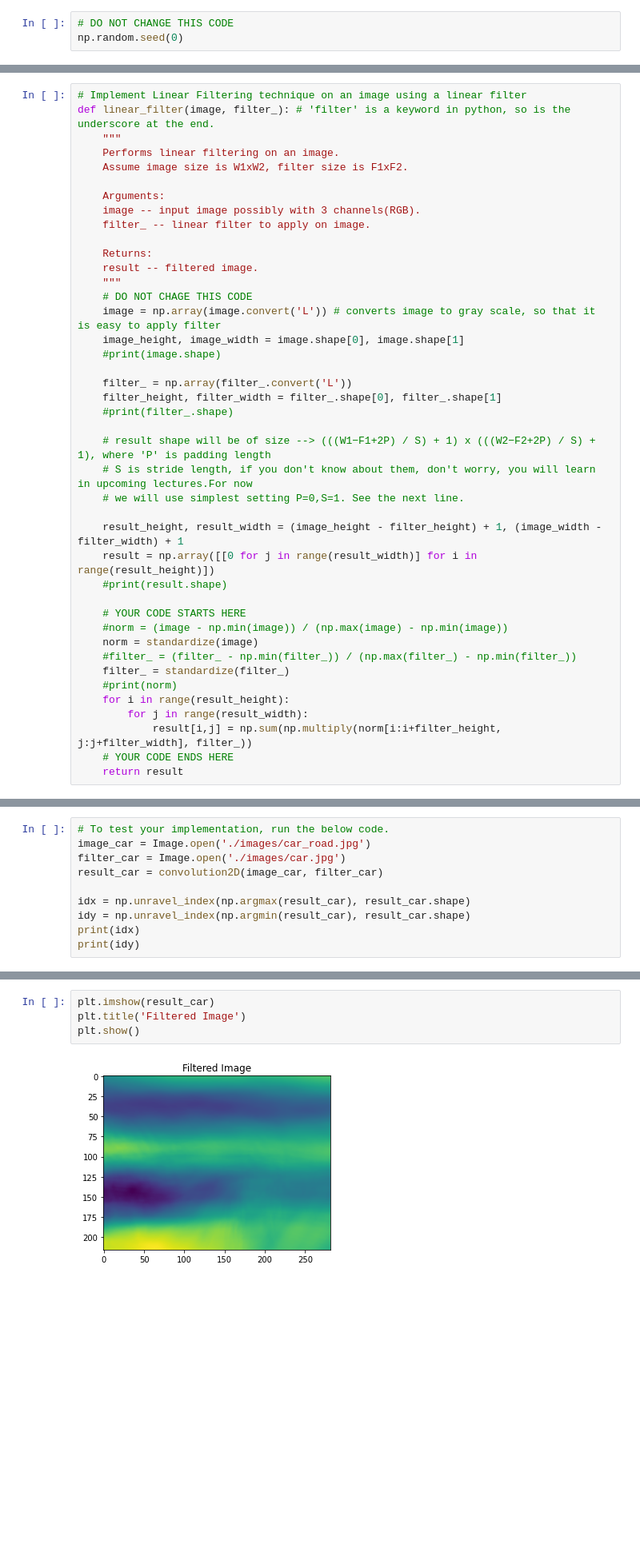
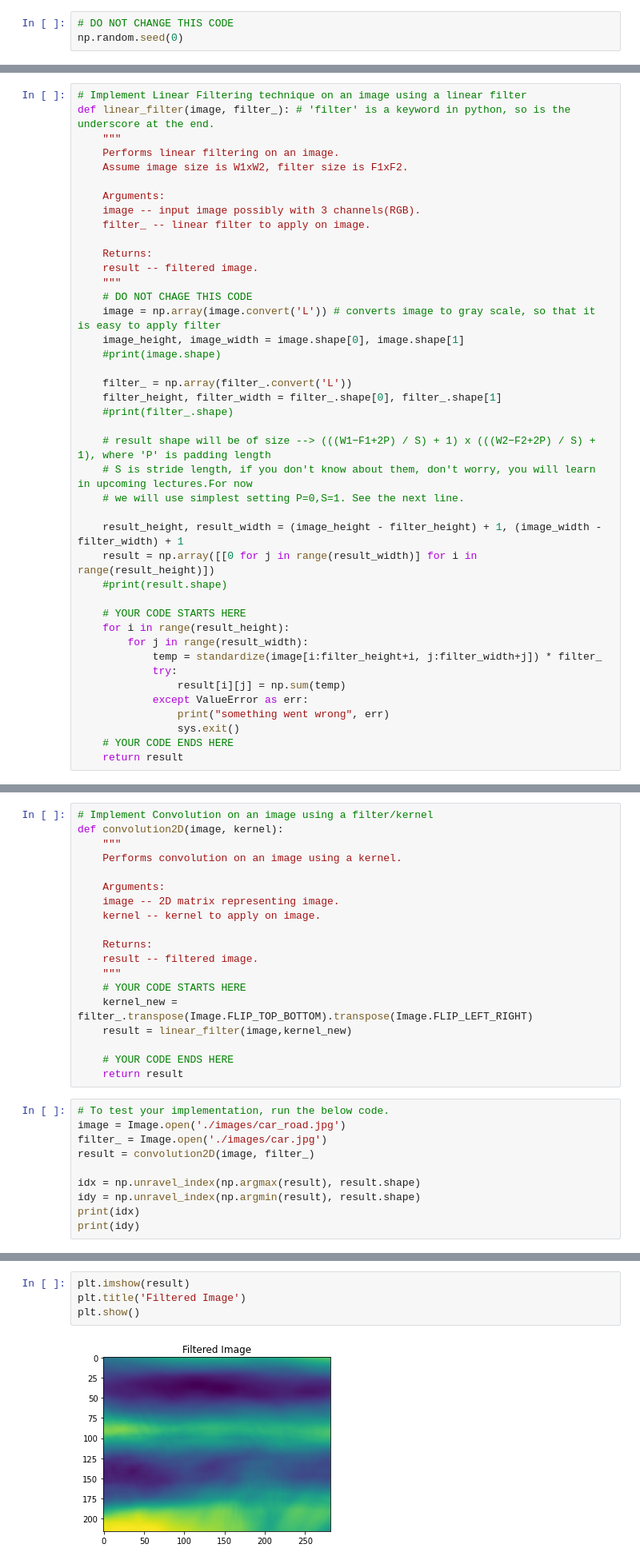
Before and after one commit to manasmacherla/Deep-learning-for-vision-NPTEL, a Jupyter notebook: Assignment1/DL4V_Assignment_1.ipynb, the cells around one changed output, grey strips where cells are left out. Shown at 80% size. Cells and saved outputs as stored; diff of their text form; blank space fills up the shorter version.

Commit message:
used double image flipping from PIL library

```diff
--- a/Assignment1/DL4V_Assignment_1.ipynb
+++ b/Assignment1/DL4V_Assignment_1.ipynb
@@ -54,14 +54,14 @@ def linear_filter(image, filter_): # 'filter' is a keyword in python, so is the
     #print(result.shape)
 
     # YOUR CODE STARTS HERE
-    #norm = (image - np.min(image)) / (np.max(image) - np.min(image))
-    norm = standardize(image)
-    #filter_ = (filter_ - np.min(filter_)) / (np.max(filter_) - np.min(filter_))
-    filter_ = standardize(filter_)
-    #print(norm)
     for i in range(result_height):
         for j in range(result_width):
-            result[i,j] = np.sum(np.multiply(norm[i:i+filter_height, j:j+filter_width], filter_))
+            temp = standardize(image[i:filter_height+i, j:filter_width+j]) * filter_
+            try:
+                result[i][j] = np.sum(temp)
+            except ValueError as err:
+                print("something went wrong", err)
+                sys.exit()
     # YOUR CODE ENDS HERE
     return result
 # %%
@@ -157,11 +114,30 @@ def convolution2D(image, filter_):
+# %%
+# Implement Convolution on an image using a filter/kernel
+def convolution2D(image, kernel):
+    """
+    Performs convolution on an image using a kernel.
+
+    Arguments:
+    image -- 2D matrix representing image.
+    kernel -- kernel to apply on image.
+
+    Returns:
+    result -- filtered image.
+    """
+    # YOUR CODE STARTS HERE
+    kernel_new = filter_.transpose(Image.FLIP_TOP_BOTTOM).transpose(Image.FLIP_LEFT_RIGHT)
+    result = linear_filter(image,kernel_new)
+
+    # YOUR CODE ENDS HERE
+    return result
 # %%
 # To test your implementation, run the below code.
-image_car = Image.open('./images/car_road.jpg')
-filter_car = Image.open('./images/car.jpg')
-result_car = convolution2D(image_car, filter_car)
+image = Image.open('./images/car_road.jpg')
+filter_ = Image.open('./images/car.jpg')
+result = convolution2D(image, filter_)
 
-idx = np.unravel_index(np.argmax(result_car), result_car.shape)
-idy = np.unravel_index(np.argmin(result_car), result_car.shape)
+idx = np.unravel_index(np.argmax(result), result.shape)
+idy = np.unravel_index(np.argmin(result), result.shape)
 print(idx)
 print(idy)
 # %% [output]
@@ -170,9 +146,9 @@ print(idy)
 # %%
-plt.imshow(result_car)
+plt.imshow(result)
 plt.title('Filtered Image')
 plt.show()
 # %% [output]
-[figure, old version]
+[figure, new version]
 # %% [markdown]
 ### Question 3
 
```
Also changed, not shown: parts of 11 cells of this notebook.
